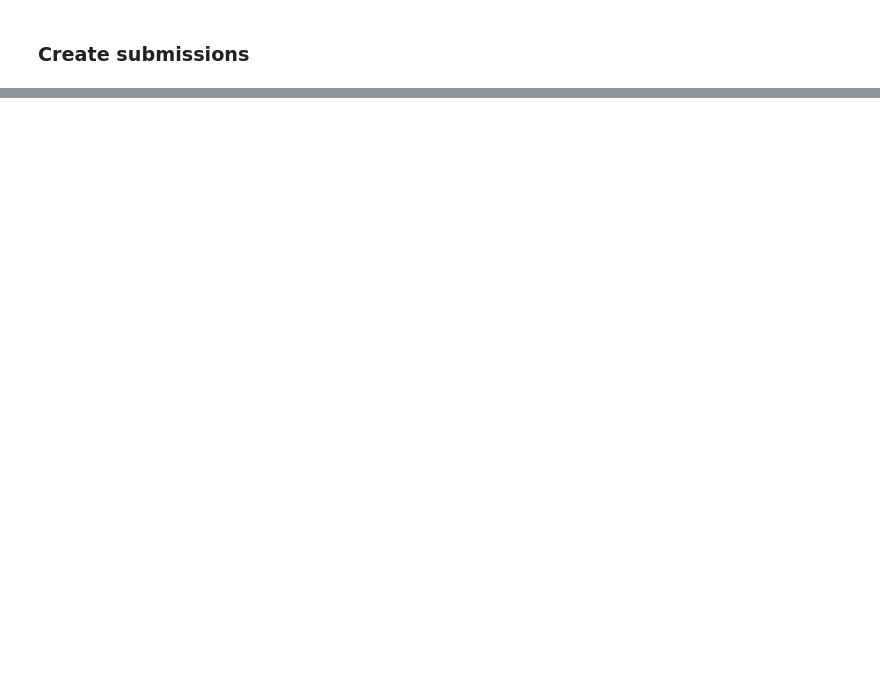
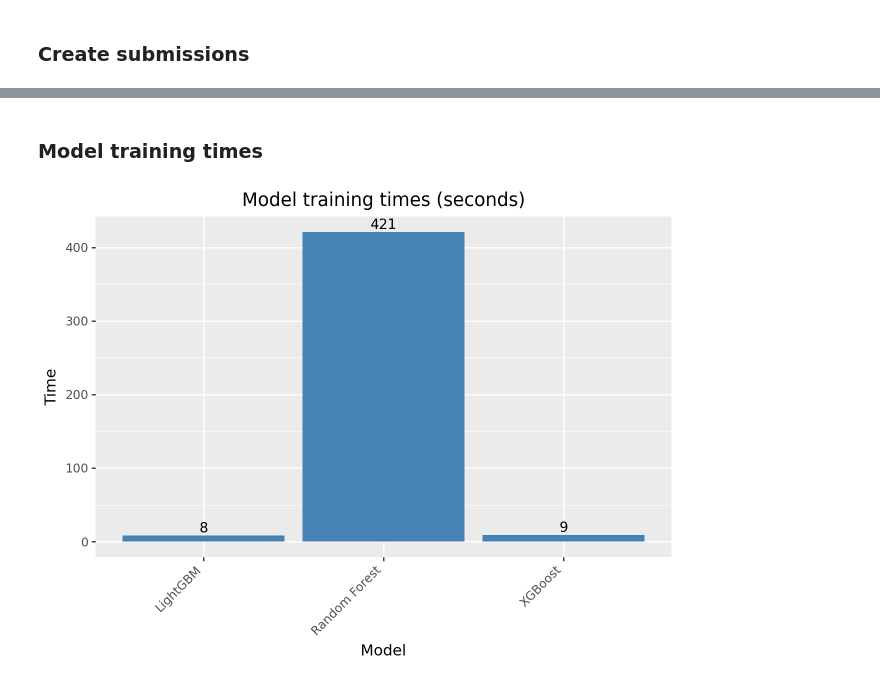
Before and after one commit to RalfGrossfeldt/Store-Sales-Prediction, a Jupyter notebook: notebook.ipynb, the cells around one changed output, grey strips where cells are left out. Cells and saved outputs as stored; diff of their text form; code cells hidden in the pictures; blank space fills up the shorter version.

```diff
--- a/notebook.ipynb
+++ b/notebook.ipynb
@@ -935,0 +961,17 @@ All submission files created successfully!
+# %% [markdown]
+### Model training times
+# %%
+training_time_comparison_df = pd.DataFrame({
+    'Model': ['Random Forest', 'LightGBM', 'XGBoost'],
+    'Time': [421, 8, 9]
+})
+
+(ggplot(training_time_comparison_df, aes('Model', 'Time')) +
+ geom_col(fill='steelblue') +
+ geom_text(aes(label='Time'), va='bottom', nudge_y=0.02, size=10) +
+ ggtitle('Model training times (seconds)') +
+ xlab('Model') +
+ ylab('Time') +
+ theme(axis_text_x=element_text(angle=45, hjust=1)))
+# %% [output]
+[figure, added]
```
Also changed, not shown: parts of 12 cells of this notebook, 3 other files.
